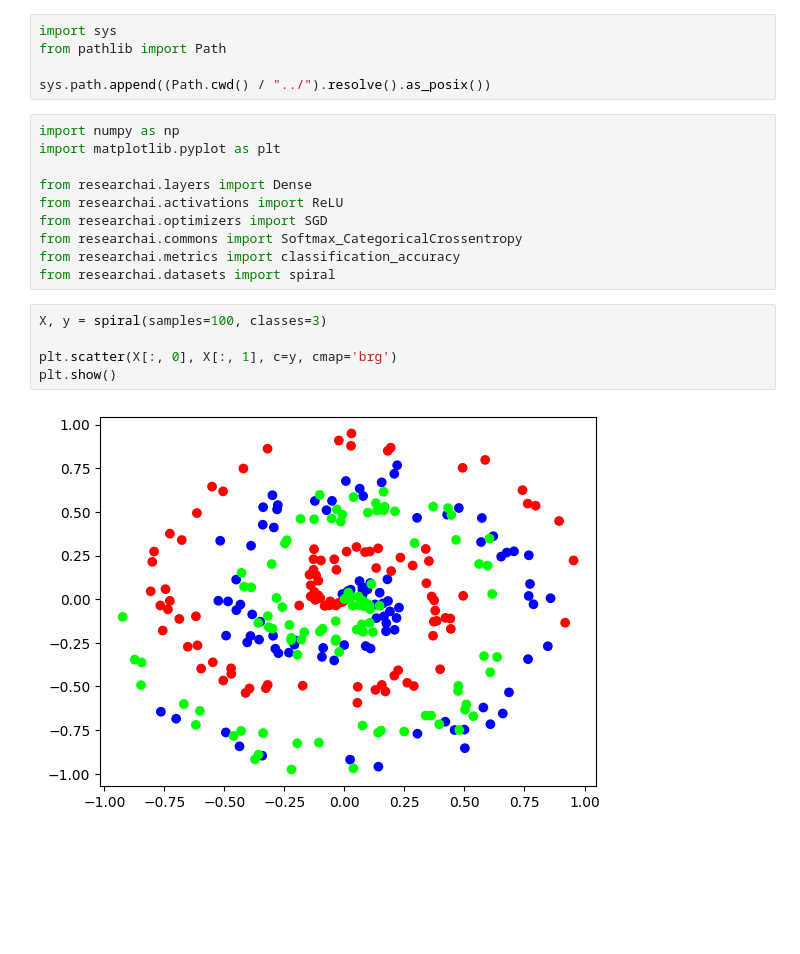
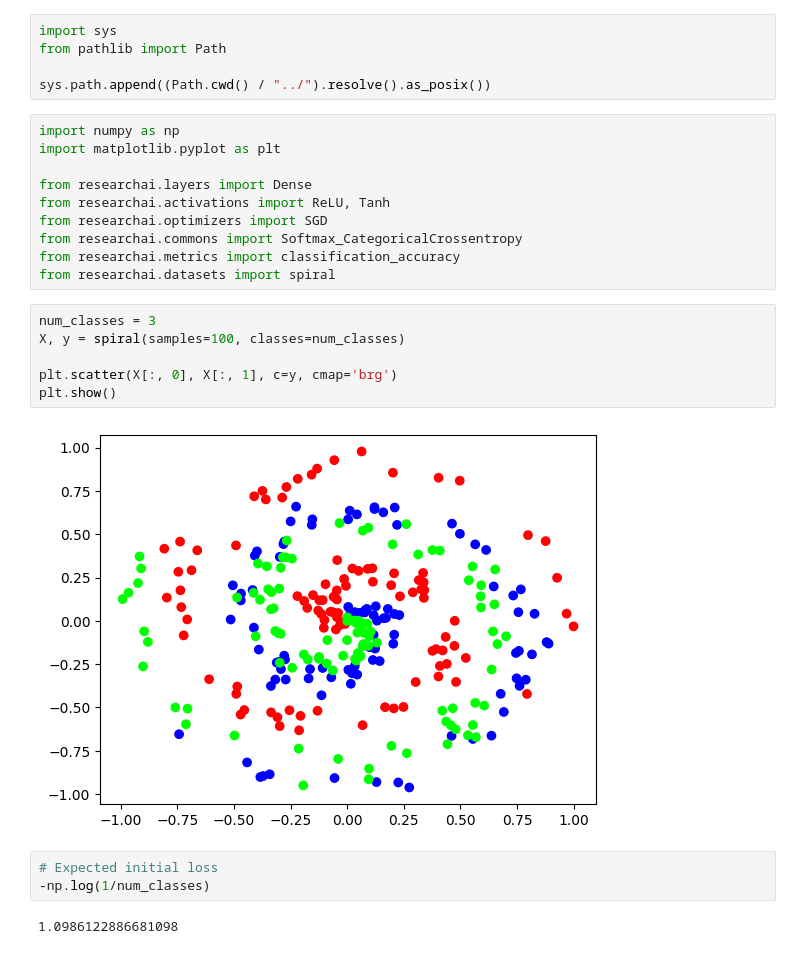
Before and after one commit to sampath017/researchai, a Jupyter notebook: researchai/exp.ipynb, the cells around one changed output. Saved outputs shown, nothing was run; the diff lists cells and outputs as text; blank space fills up the shorter version.

```diff
--- a/researchai/exp.ipynb
+++ b/researchai/exp.ipynb
@@ -8,16 +8,22 @@ import numpy as np
 import matplotlib.pyplot as plt
 
 from researchai.layers import Dense
-from researchai.activations import ReLU
+from researchai.activations import ReLU, Tanh
 from researchai.optimizers import SGD
 from researchai.commons import Softmax_CategoricalCrossentropy
 from researchai.metrics import classification_accuracy
 from researchai.datasets import spiral
 # %%
-X, y = spiral(samples=100, classes=3)
+num_classes = 3
+X, y = spiral(samples=100, classes=num_classes)
 
 plt.scatter(X[:, 0], X[:, 1], c=y, cmap='brg')
 plt.show()
 # %% [output]
-[figure, old version]
+[figure, new version]
+# %%
+# Expected initial loss
+-np.log(1/num_classes)
+# %% [output]
+1.0986122886681098
 # %%
```
Also changed, not shown: parts of 5 cells of this notebook, 10 other files.
